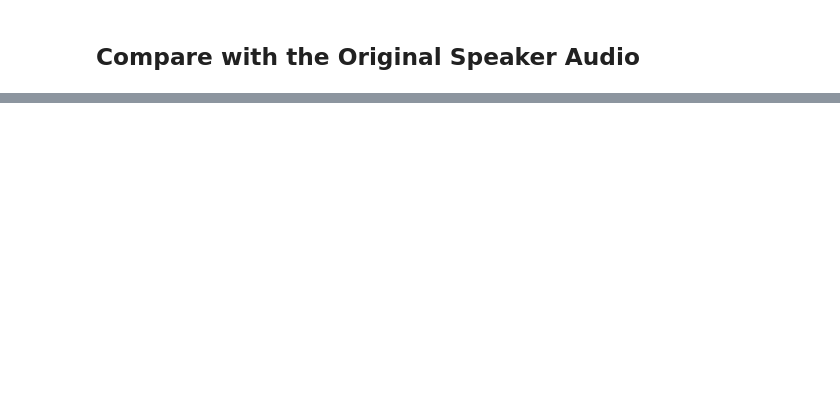
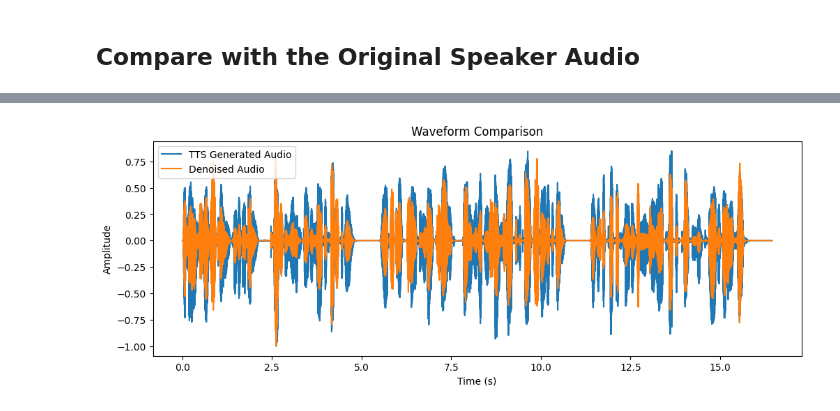
Before and after one commit to chlovec/e89vos, a Jupyter notebook: e89_final_proj_voice_synthesis.ipynb, the cells around one changed output, grey strips where cells are left out. Saved outputs shown, nothing was run; the diff lists cells and outputs as text; code cells hidden in the pictures; blank space fills up the shorter version.

```diff
--- a/e89_final_proj_voice_synthesis.ipynb
+++ b/e89_final_proj_voice_synthesis.ipynb
@@ -262,0 +350,4 @@ plt.show()
+# %%
+plot_waveforms(gen_tts_filename, denoised_filename_v2)
+# %% [output]
+[figure, added]
```
Also changed, not shown: parts of 19 cells of this notebook.
